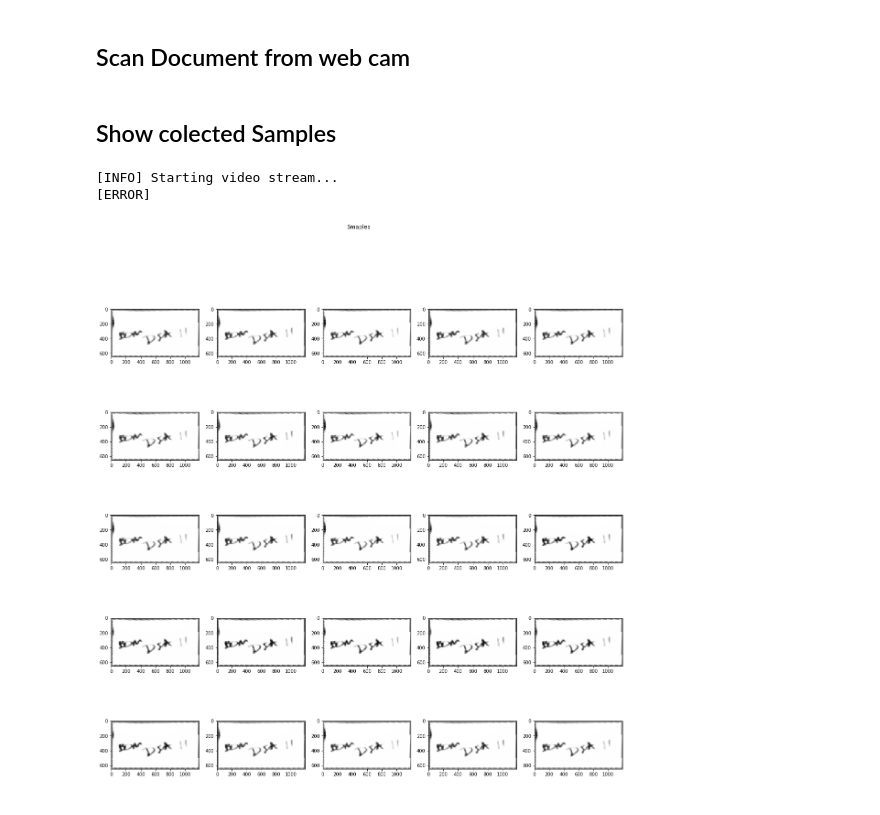
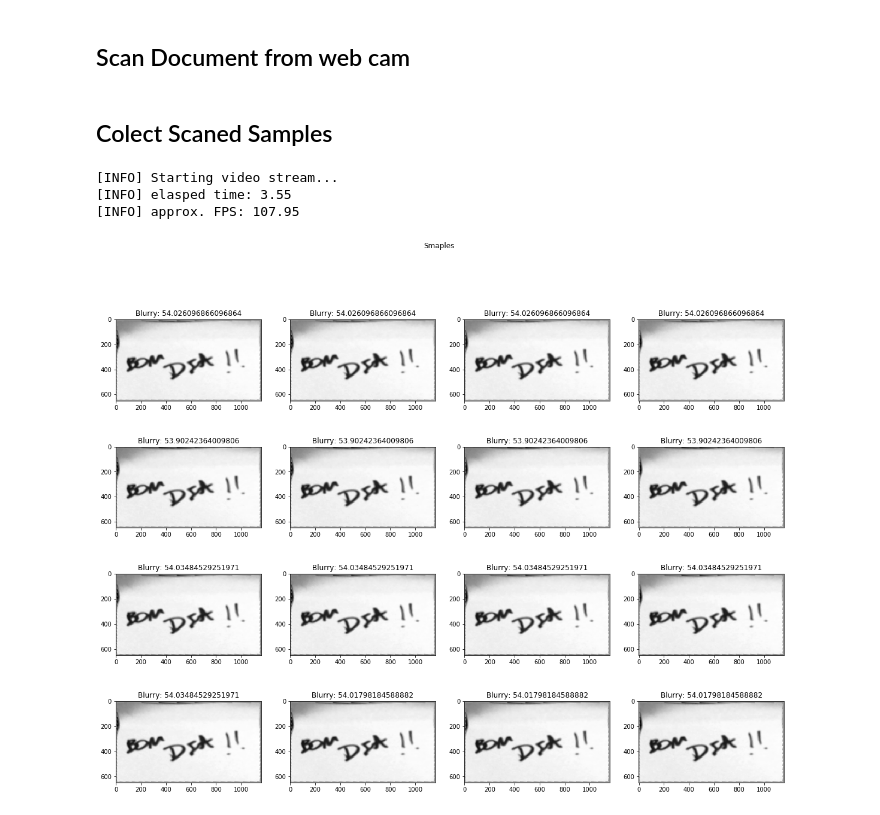
Before and after one commit to xrhd/Document_Scan_InVideo, a Jupyter notebook: On-OnlineVideo-Scan.ipynb, the cells around one changed output. Saved outputs shown, nothing was run; the diff lists cells and outputs as text; code cells hidden in the pictures.

Commit message:
find the less blurry image on scan colection

```diff
--- a/On-OnlineVideo-Scan.ipynb
+++ b/On-OnlineVideo-Scan.ipynb
@@ -86,39 +86,45 @@ def scan_on_streaming(n_samples=25):
             fps.update()
             cv2.imshow("Frame", frame)
             key = cv2.waitKey(1) & 0xFF
+
+            '''stop scan'''
             if key == ord("q"): break
 
-        print("[INFO] elasped time: {:.2f}".format(fps.elapsed()))
-        print("[INFO] approx. FPS: {:.2f}".format(fps.fps()))
-
-    except:
-        print('[ERROR]')
-
+#     '''Stop Some processes'''
+    except: pass
     finally:
-        '''Stop Some processes'''
         fps.stop()
         cv2.destroyAllWindows()
         vs.stop()
 
+    '''feed back'''
+    print(f'[INFO] elasped time: {fps.elapsed():.2f}')
+    print(f'[INFO] approx. FPS: {fps.fps():.2f}')
     return scans
 # %% [markdown]
-## Show colected Samples
+## Colect Scaned Samples
 # %%
-scans = scan_on_streaming()
+scans = scan_on_streaming() # Colect samples
 # %% [output]
 [INFO] Starting video stream...
-[ERROR]
+[INFO] elasped time: 3.55
+[INFO] approx. FPS: 107.95
 # %%
-scan_list = scans[:]
+scan_list = scans[:16]
 
-plt.figure(figsize=(20,20))
+plt.figure(figsize=(20,15))
 plt.suptitle('Smaples')
 for i,img in enumerate(scan_list):
     try:
+        '''calculate how blurry is the scaned sample'''
+        blurry = cv2.Laplacian(img, cv2.CV_64F).var()
+
+        '''plot'''
         plt.subplot(np.sqrt(len(scan_list)),np.sqrt(len(scan_list)),i+1)
+        plt.title(f'Blurry: {blurry}')
         plt.imshow(img, cmap='gray')
     except:
         break
 plt.show()
 # %% [output]
-[figure, old version]
+[figure, new version]
```
Also changed, not shown: parts of 2 cells of this notebook.
